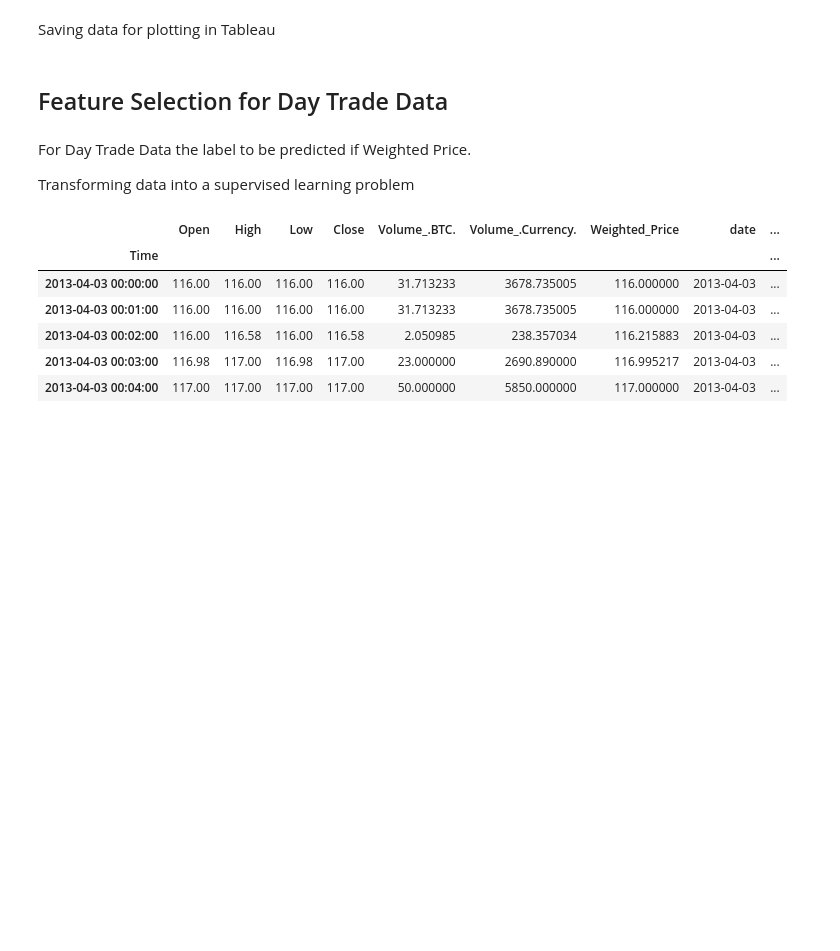
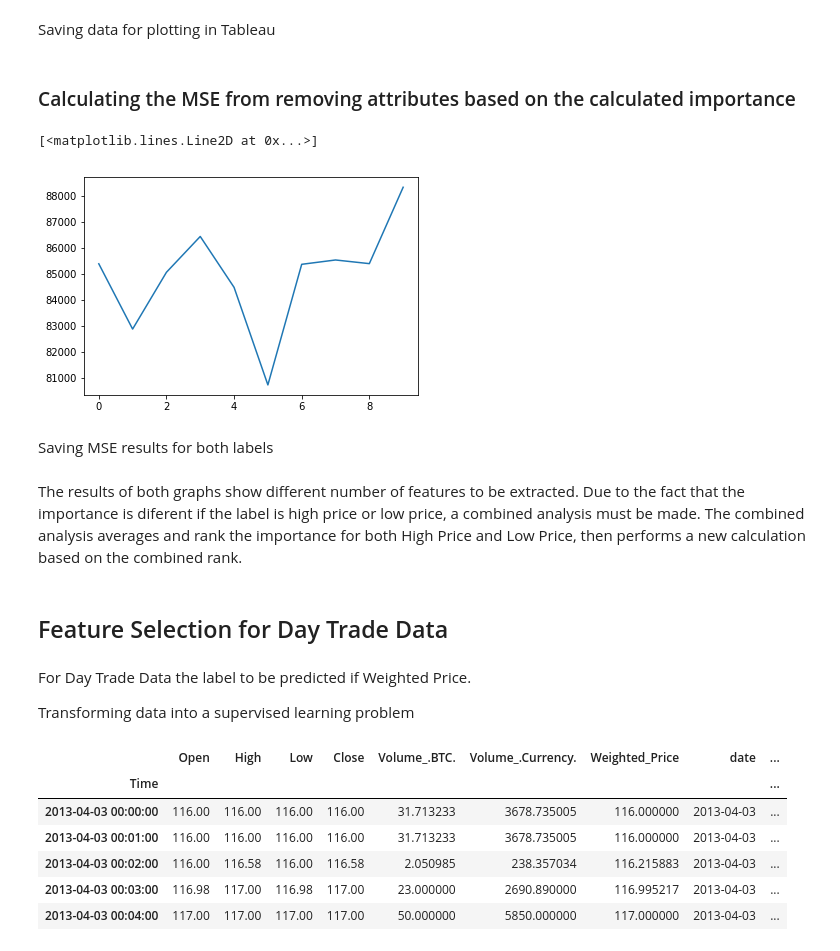
Before and after one commit to kmaciver/Ryerson_Capstone, a Jupyter notebook: Feature_Selection/Feature Selection.ipynb, the cells around one changed output. Cells and saved outputs as stored; diff of their text form; code cells hidden in the pictures; blank space fills up the shorter version.

```diff
--- a/Feature_Selection/Feature Selection.ipynb
+++ b/Feature_Selection/Feature Selection.ipynb
@@ -341,3 +478,17 @@ Saving data for plotting in Tableau
 data_low_gbr = {"features":names, "importance": gbr_low.feature_importances_}
 Low_Feature_importance_gbr = pd.DataFrame(data_low_gbr)
 Low_Feature_importance_gbr.to_csv("Low_Feature_importance_gbr.csv")
+# %% [markdown]
+### Calculating the MSE from removing attributes based on the calculated importance
+# %%
+# Rank of importance based on the plots compiled in Tableau
+Low_feature_importance_ranked = ['Close','Weighted_Price','High','Low','Open','Weighted_Price_RoC','Low_RoC','RSI','Volume_BTC','slow_stoch','High_RoC','MACD_sig','Open_RoC','Close_RoC']
+# %%
+mse_backward_Low_gbr = backward_elimination(DSFD, Low_feature_importance_ranked, 'Low', GradientBoostingRegressor)
+# %%
+plt.plot(mse_backward_Low_gbr)
+# %% [output]
+[<matplotlib.lines.Line2D at 0x...>]
+[figure, added]
+# %% [markdown]
+Saving MSE results for both labels
@@ -343,0 +499,2 @@ Low_Feature_importance_gbr.to_csv("Low_Feature_importance_gbr.csv")
+# %% [markdown]
+The results of both graphs show different number of features to be extracted. Due to the fact that the importance is diferent if the label is high price or low price, a combined analysis must be made. The combined analysis averages and rank the importance for both High Price and Low Price, then performs a new calculation based on the combined rank.
```
Also changed, not shown: parts of 18 cells of this notebook.
